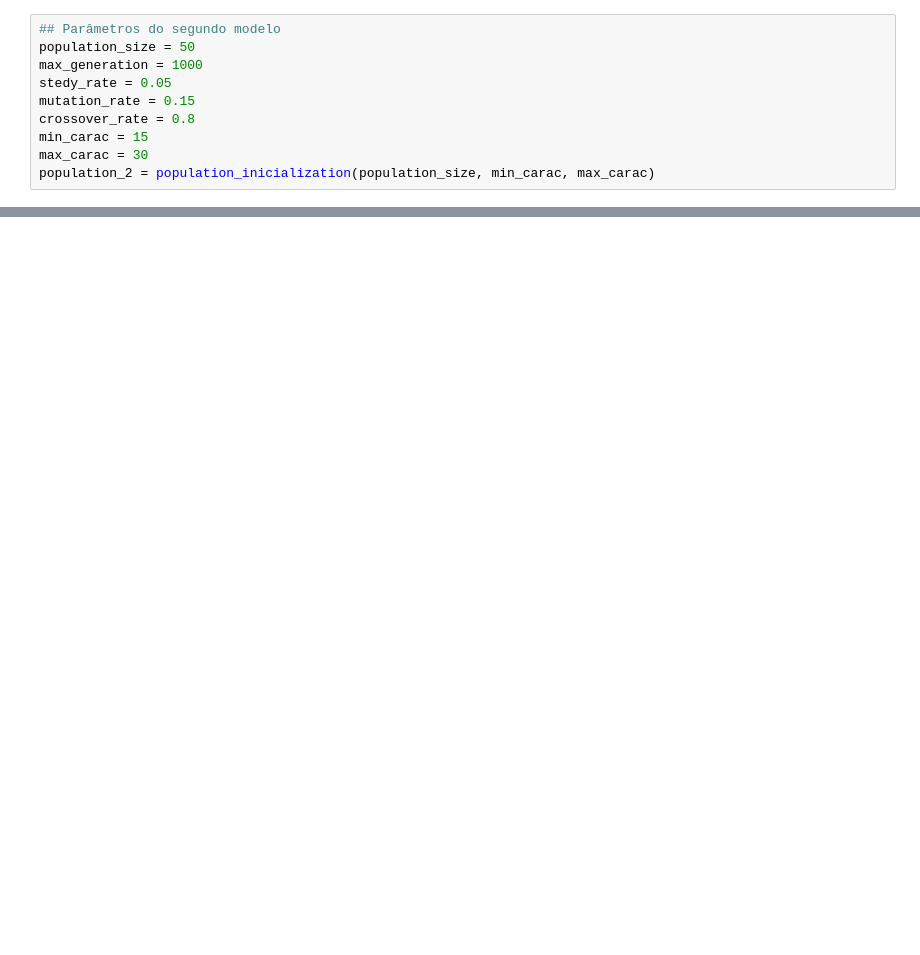
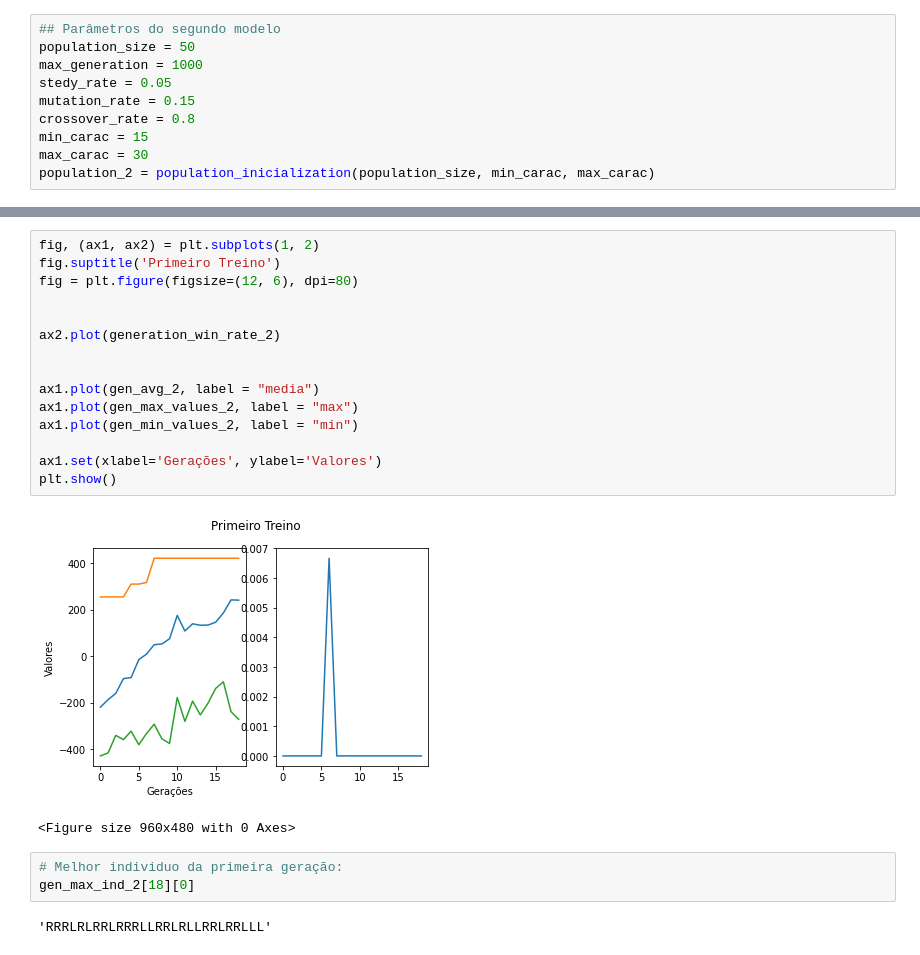
Before and after one commit to mc886A-1sem21/p3, a Jupyter notebook: p3.ipynb, the cells around one changed output, grey strips where cells are left out. Drawn from its saved outputs; the diff is of its cells as text; blank space fills up the shorter version.

```diff
--- a/p3.ipynb
+++ b/p3.ipynb
@@ -300,0 +340,23 @@ for i in inds:
+# %%
+fig, (ax1, ax2) = plt.subplots(1, 2)
+fig.suptitle('Primeiro Treino')
+fig = plt.figure(figsize=(12, 6), dpi=80)
+
+
+ax2.plot(generation_win_rate_2)
+
+
+ax1.plot(gen_avg_2, label = "media")
+ax1.plot(gen_max_values_2, label = "max")
+ax1.plot(gen_min_values_2, label = "min")
+
+ax1.set(xlabel='Gerações', ylabel='Valores')
+plt.show()
+# %% [output]
+[figure, added]
+<Figure size 960x480 with 0 Axes>
+# %%
+# Melhor individuo da primeira geração:
+gen_max_ind_2[18][0]
+# %% [output]
+'RRRLRLRRLRRRLLRRLRLLRRLRRLLL'
```
Also changed, not shown: parts of 16 cells of this notebook.
